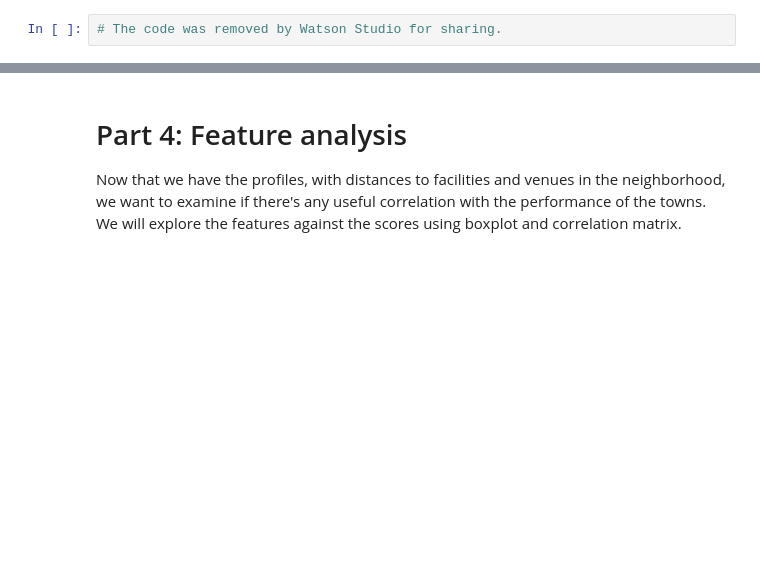
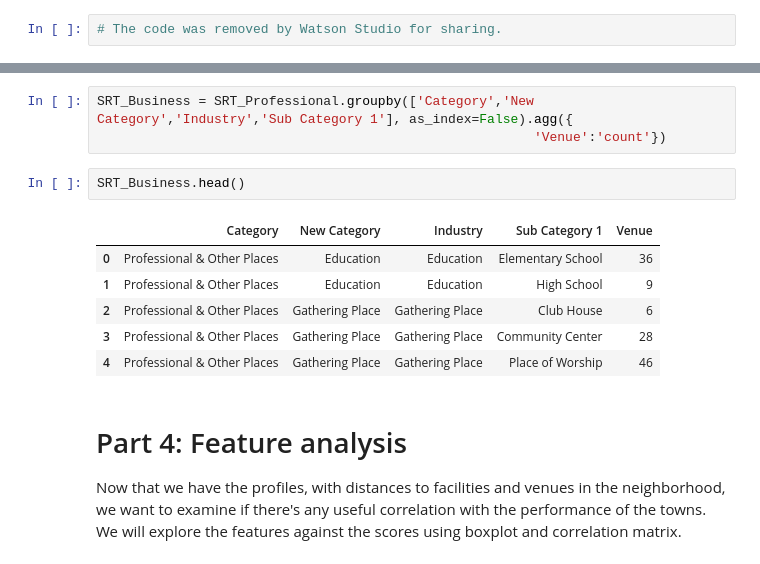
Before and after one commit to LauLau85/Coursera_Capstone, a Jupyter notebook: A Comparison of Rural Towns in the Netherlands.ipynb, the cells around one changed output, grey strips where cells are left out. Cells and saved outputs as stored; diff of their text form; blank space fills up the shorter version.

```diff
--- a/A Comparison of Rural Towns in the Netherlands.ipynb
+++ b/A Comparison of Rural Towns in the Netherlands.ipynb
@@ -3103,3 +3017,15 @@ See the caveats in the documentation: https://pandas.pydata.org/pandas-docs/stab
+# %%
+SRT_Business = SRT_Professional.groupby(['Category','New Category','Industry','Sub Category 1'], as_index=False).agg({
+                                                        'Venue':'count'})
+# %%
+SRT_Business.head()
+# %% [output]
+|  | Category | New Category | Industry | Sub Category 1 | Venue |
+| 0 | Professional & Other Places | Education | Education | Elementary School | 36 |
+| 1 | Professional & Other Places | Education | Education | High School | 9 |
+| 2 | Professional & Other Places | Gathering Place | Gathering Place | Club House | 6 |
+| 3 | Professional & Other Places | Gathering Place | Gathering Place | Community Center | 28 |
+| 4 | Professional & Other Places | Gathering Place | Gathering Place | Place of Worship | 46 |
 # %% [markdown]
 # Part 4: Feature analysis
 
```
Also changed, not shown: parts of 21 cells of this notebook.
